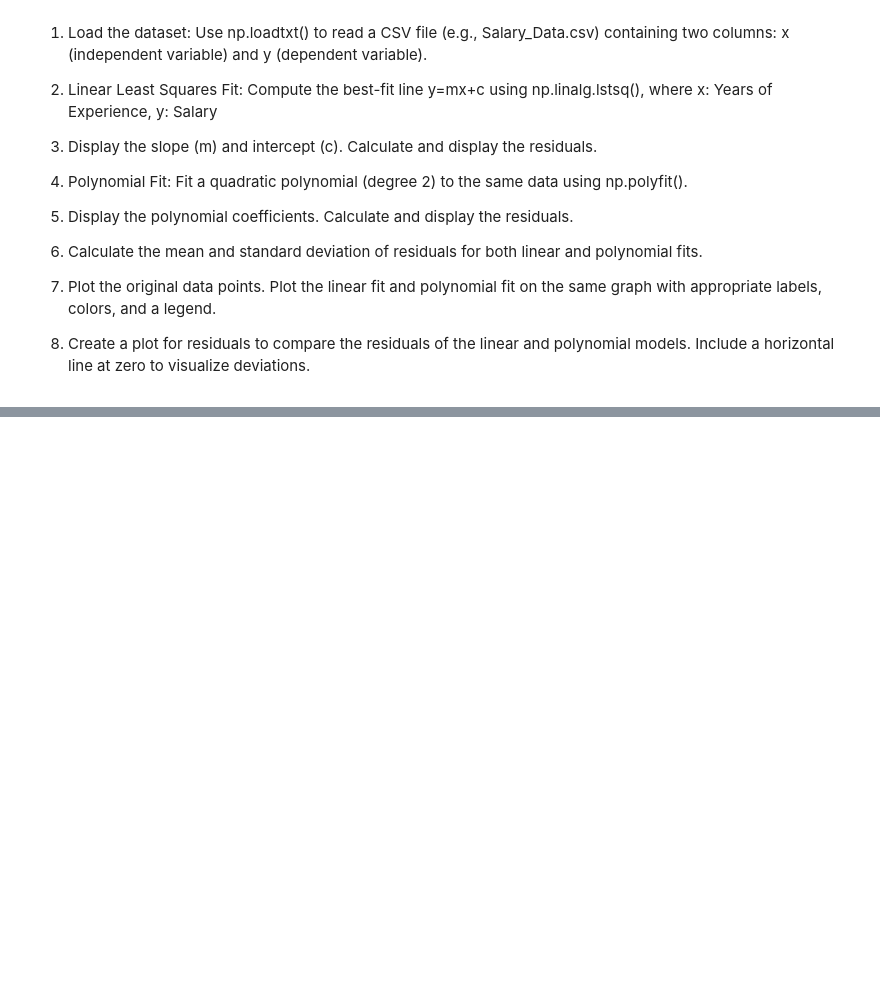
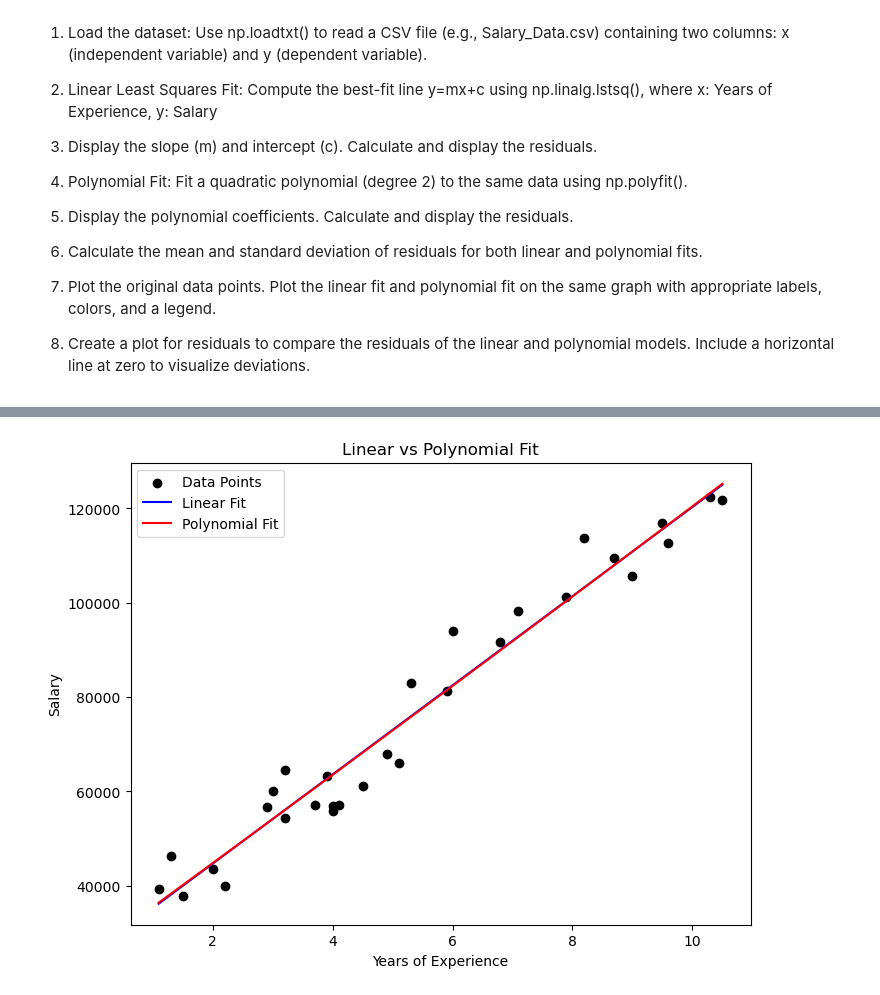
Before and after one commit to Amolsingh/IITB-DSAI, a Jupyter notebook: Programming for machine learning/Assignments/Assignment_5_Amol_Singh.ipynb, the cells around one changed output, grey strips where cells are left out. Drawn from its saved outputs; the diff is of its cells as text; code cells hidden in the pictures; blank space fills up the shorter version.

```diff
--- a/Programming for machine learning/Assignments/Assignment_5_Amol_Singh.ipynb
+++ b/Programming for machine learning/Assignments/Assignment_5_Amol_Singh.ipynb
@@ -3,3 +3,17 @@ Question 1: Given a $12 \times 12$ matrix generated by np.arange and then reshap
 1. Extract a sub-matrix containing every 3rd row and every 4th column.
 2. Calculate the sum of the elements in this sub-matrix along axis=1.
 3. Reshape the resulting 1D sum array into a column vector.
+# %%
+import numpy as np
+
+a = np.arange(144)
+c = a.reshape((12, 12))
+print(c)
+
+d = c[0::3, 0::4]
+print(d)
+e = d.sum(axis=1)
+
+print(e)
+f = e.reshape((4, 1))
+print(f)
@@ -109,3 +363,71 @@ The program should perform the following tasks:
 7. Plot the original data points. Plot the linear fit and polynomial fit on the same graph with appropriate labels, colors, and a legend.
 
 8. Create a plot for residuals to compare the residuals of the linear and polynomial models. Include a horizontal line at zero to visualize deviations.
+# %%
+salary_data = np.loadtxt('data/Salary_Data.csv', skiprows=1, delimiter=',', unpack=True)
+x = salary_data[0]  # Years of Experience
+y = salary_data[1]  # Salary
+
+# 2. Linear Least Squares using np.linalg.lstsq()
+A = np.vstack((x, np.ones_like(x))).T
+slope, intercept = np.linalg.lstsq(A, y, rcond=None)[0]
+
+print(f"Slope (m): {slope}")
+print(f"Intercept (c): {intercept}")
+
+# 3. Calculate residuals for linear fit
+y_pred_linear = slope * x + intercept
+residual_linear = y - y_pred_linear
+
+# 4. Polynomial Fit (degree 2)
+coeff_poly = np.polyfit(x, y, deg=2)
+print("Polynomial coefficients:", coeff_poly)
+
+p_poly = np.poly1d(coeff_poly)
+y_pred_poly = p_poly(x)
+
+# 5. Polynomial residuals
+residuals_poly = y - y_pred_poly
+
+# 6. Mean and Standard Deviation of residuals
+print("Linear residual mean:", np.mean(residual_linear))
+print("Linear residual std:", np.std(residual_linear))
+
+print("Polynomial residual mean:", np.mean(residuals_poly))
+print("Polynomial residual std:", np.std(residuals_poly))
+
+# Linear polynomial object (for plotting)
+p_linear = np.poly1d([slope, intercept])
+
+# Smooth x values for plotting curves
+x_line = np.linspace(min(x), max(x), 100)
+
+# 7. Plot original data and fitted models
+plt.figure(figsize=(8,6))
+
+plt.scatter(x, y, color="black", label="Data Points")
+plt.plot(x_line, p_linear(x_line), color="blue", label="Linear Fit")
+plt.plot(x_line, p_poly(x_line), color="red", label="Polynomial Fit")
+
+plt.xlabel("Years of Experience")
+plt.ylabel("Salary")
+plt.title("Linear vs Polynomial Fit")
+plt.legend()
+
+plt.show()
+
+# 8. Residual comparison plot
+plt.figure(figsize=(8,6))
+
+plt.scatter(x, residual_linear, color="blue", label="Linear Residuals")
+plt.scatter(x, residuals_poly, color="red", label="Polynomial Residuals")
+
+plt.axhline(0, color="black", linestyle="--")
+
+plt.xlabel("Years of Experience")
+plt.ylabel("Residuals")
+plt.title("Residual Comparison")
+plt.legend()
+
+plt.show()
+# %% [output]
@@ -111,0 +441 @@ The program should perform the following tasks:
+[figure, added]
```
Also changed, not shown: parts of 11 cells of this notebook, 17 other files.
